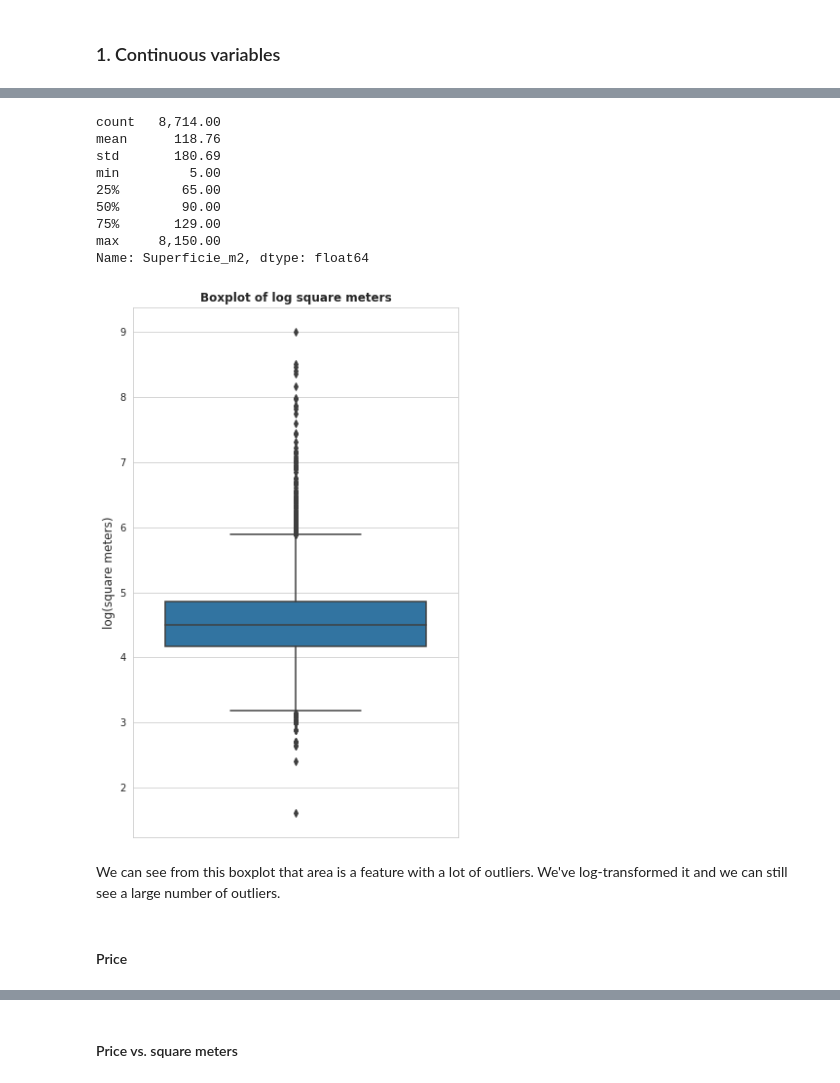
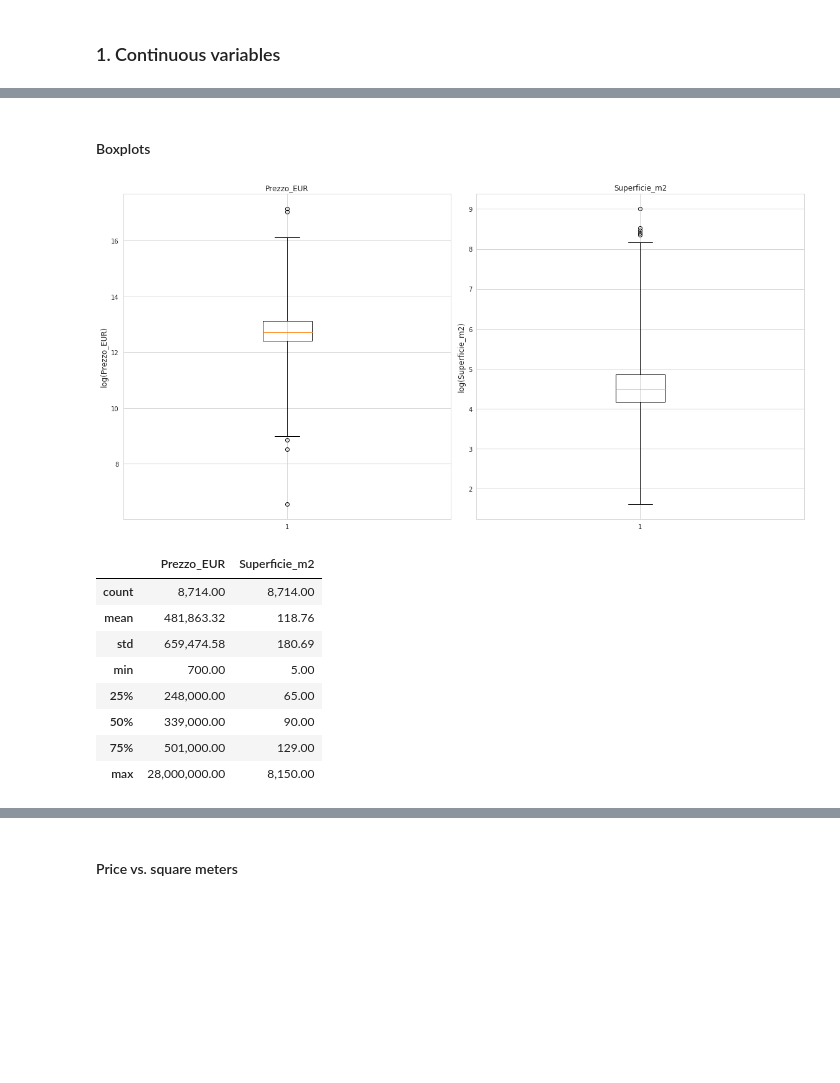
Before and after one commit to LazyEval/housing-prices-firenze, a Jupyter notebook: notebooks/2.0-LazyEval-EDA.ipynb, the cells around one changed output, grey strips where cells are left out. Cells and saved outputs as stored; diff of their text form; code cells hidden in the pictures; blank space fills up the shorter version.

```diff
--- a/notebooks/2.0-LazyEval-EDA.ipynb
+++ b/notebooks/2.0-LazyEval-EDA.ipynb
@@ -68,25 +73,26 @@ We can clearly see that the log values for the area follow a normal distribution
+# %% [markdown]
+#### Boxplots
+# %%
+plt.figure(figsize=(16,8))
+for i, var in enumerate(continuous_vars, 1):
+    plt.subplot(1, 2, i)
+    plt.boxplot(np.log(df[var]), whis=5)
+    plt.ylabel("log({})".format(var), size=12)
+    plt.title(var)
+
+plt.tight_layout()
+plt.show()
+# %% [output]
+[figure, added]
 # %%
-df['Superficie_m2'].describe()
+df[continuous_vars].describe()
 # %% [output]
-count   8,714.00
-mean      118.76
-std       180.69
-min         5.00
-25%        65.00
-50%        90.00
-75%       129.00
-max     8,150.00
-Name: Superficie_m2, dtype: float64
+|  | Prezzo_EUR | Superficie_m2 |
+| count | 8,714.00 | 8,714.00 |
+| mean | 481,863.32 | 118.76 |
+| std | 659,474.58 | 180.69 |
+| min | 700.00 | 5.00 |
+| 25% | 248,000.00 | 65.00 |
+| 50% | 339,000.00 | 90.00 |
+| 75% | 501,000.00 | 129.00 |
+| max | 28,000,000.00 | 8,150.00 |
-# %%
-fig = plt.figure(figsize=(6, 10))
-sns.set_style('whitegrid')
-sns.boxplot(y=np.log(df['Superficie_m2']))
-plt.ylabel("log(square meters)", size=12)
-plt.title('Boxplot of log square meters', weight='bold')
-plt.show()
-# %% [output]
-[figure, removed]
-# %% [markdown]
-We can see from this boxplot that area is a feature with a lot of outliers. We've log-transformed it and we can still see a large number of outliers.
-# %% [markdown]
-#### Price
```
Also changed, not shown: parts of 8 cells of this notebook.
